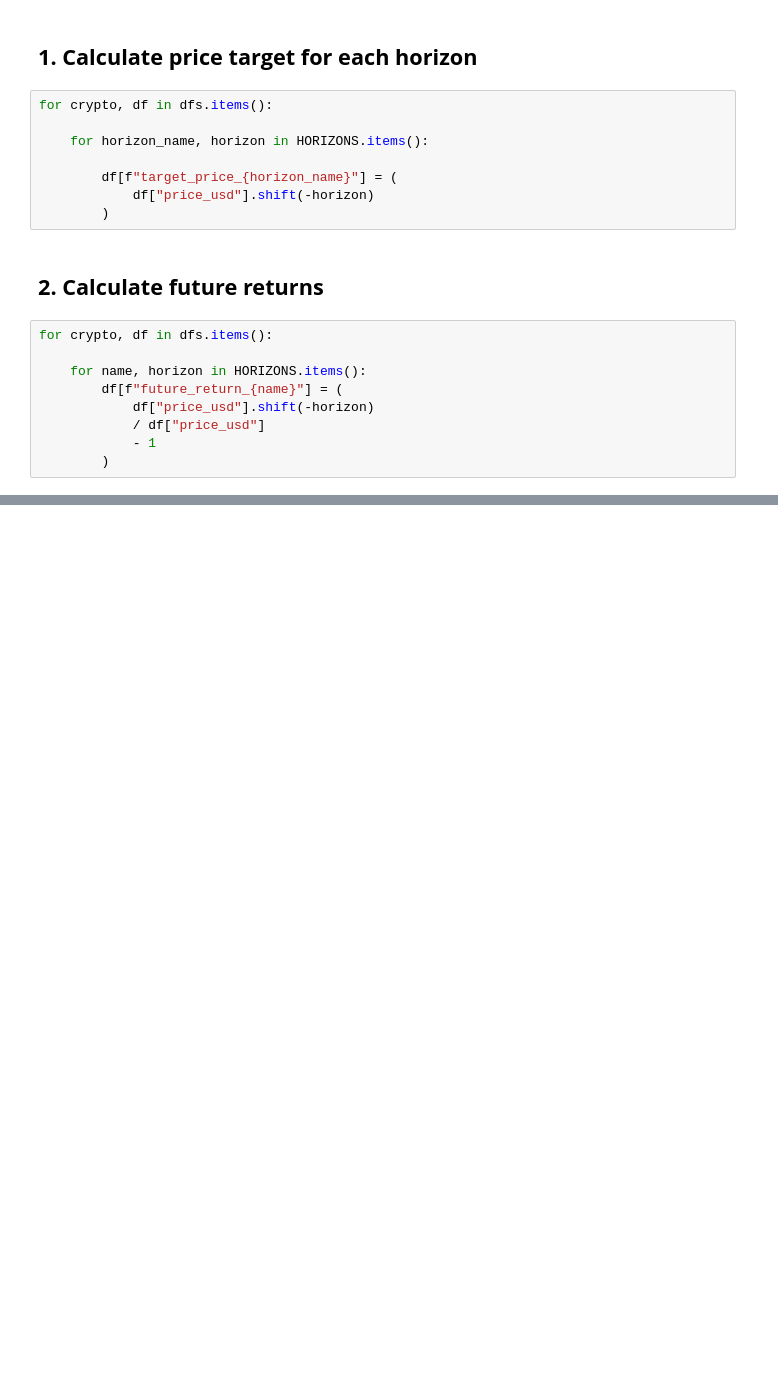
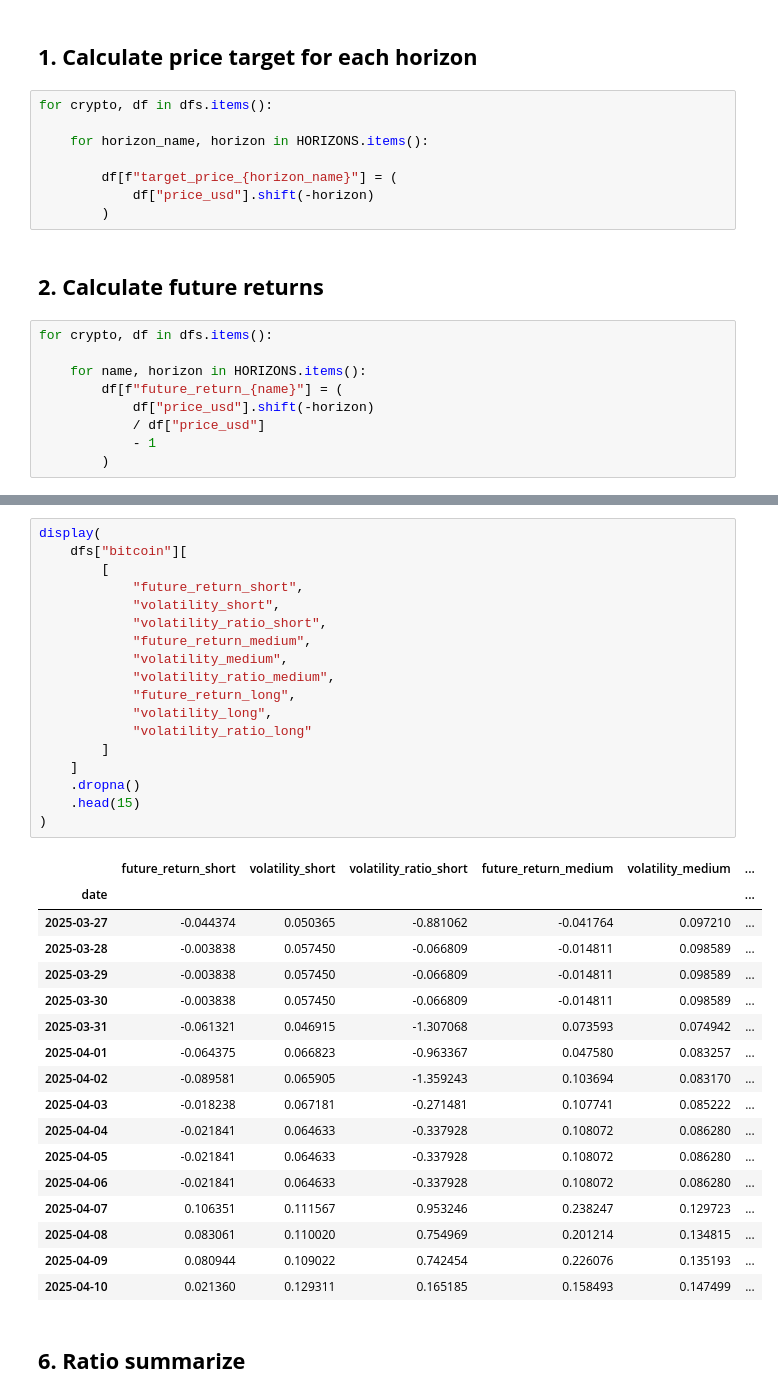
Before and after one commit to irene-martin-rod/CryptoTrendPredictor, a Jupyter notebook: notebooks/3-target_definition.ipynb, the cells around one changed output, grey strips where cells are left out. Saved outputs shown, nothing was run; the diff lists cells and outputs as text; blank space fills up the shorter version.

```diff
--- a/notebooks/3-target_definition.ipynb
+++ b/notebooks/3-target_definition.ipynb
@@ -166,0 +299,38 @@ dfs["bitcoin"][
+# %%
+display(
+    dfs["bitcoin"][
+        [
+            "future_return_short",
+            "volatility_short",
+            "volatility_ratio_short",
+            "future_return_medium",
+            "volatility_medium",
+            "volatility_ratio_medium",
+            "future_return_long",
+            "volatility_long",
+            "volatility_ratio_long"
+        ]
+    ]
+    .dropna()
+    .head(15)
+)
+# %% [output]
+|  | future_return_short | volatility_short | volatility_ratio_short | future_return_medium | volatility_medium | ... |
+| date |  |  |  |  |  | ... |
+| 2025-03-27 | -0.044374 | 0.050365 | -0.881062 | -0.041764 | 0.097210 | ... |
+| 2025-03-28 | -0.003838 | 0.057450 | -0.066809 | -0.014811 | 0.098589 | ... |
+| 2025-03-29 | -0.003838 | 0.057450 | -0.066809 | -0.014811 | 0.098589 | ... |
+| 2025-03-30 | -0.003838 | 0.057450 | -0.066809 | -0.014811 | 0.098589 | ... |
+| 2025-03-31 | -0.061321 | 0.046915 | -1.307068 | 0.073593 | 0.074942 | ... |
+| 2025-04-01 | -0.064375 | 0.066823 | -0.963367 | 0.047580 | 0.083257 | ... |
+| 2025-04-02 | -0.089581 | 0.065905 | -1.359243 | 0.103694 | 0.083170 | ... |
+| 2025-04-03 | -0.018238 | 0.067181 | -0.271481 | 0.107741 | 0.085222 | ... |
+| 2025-04-04 | -0.021841 | 0.064633 | -0.337928 | 0.108072 | 0.086280 | ... |
+| 2025-04-05 | -0.021841 | 0.064633 | -0.337928 | 0.108072 | 0.086280 | ... |
+| 2025-04-06 | -0.021841 | 0.064633 | -0.337928 | 0.108072 | 0.086280 | ... |
+| 2025-04-07 | 0.106351 | 0.111567 | 0.953246 | 0.238247 | 0.129723 | ... |
+| 2025-04-08 | 0.083061 | 0.110020 | 0.754969 | 0.201214 | 0.134815 | ... |
+| 2025-04-09 | 0.080944 | 0.109022 | 0.742454 | 0.226076 | 0.135193 | ... |
+| 2025-04-10 | 0.021360 | 0.129311 | 0.165185 | 0.158493 | 0.147499 | ... |
+# %% [markdown]
+## **6. Ratio summarize**
```
Also changed, not shown: parts of 15 cells of this notebook.
